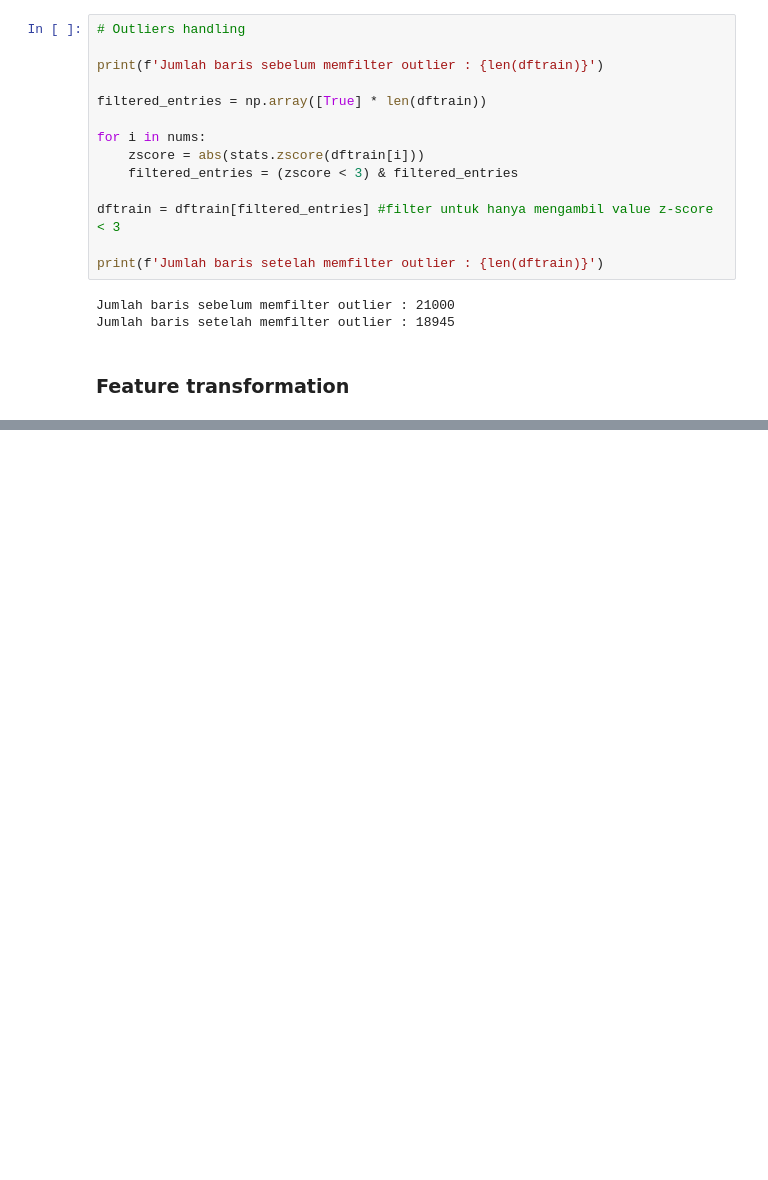
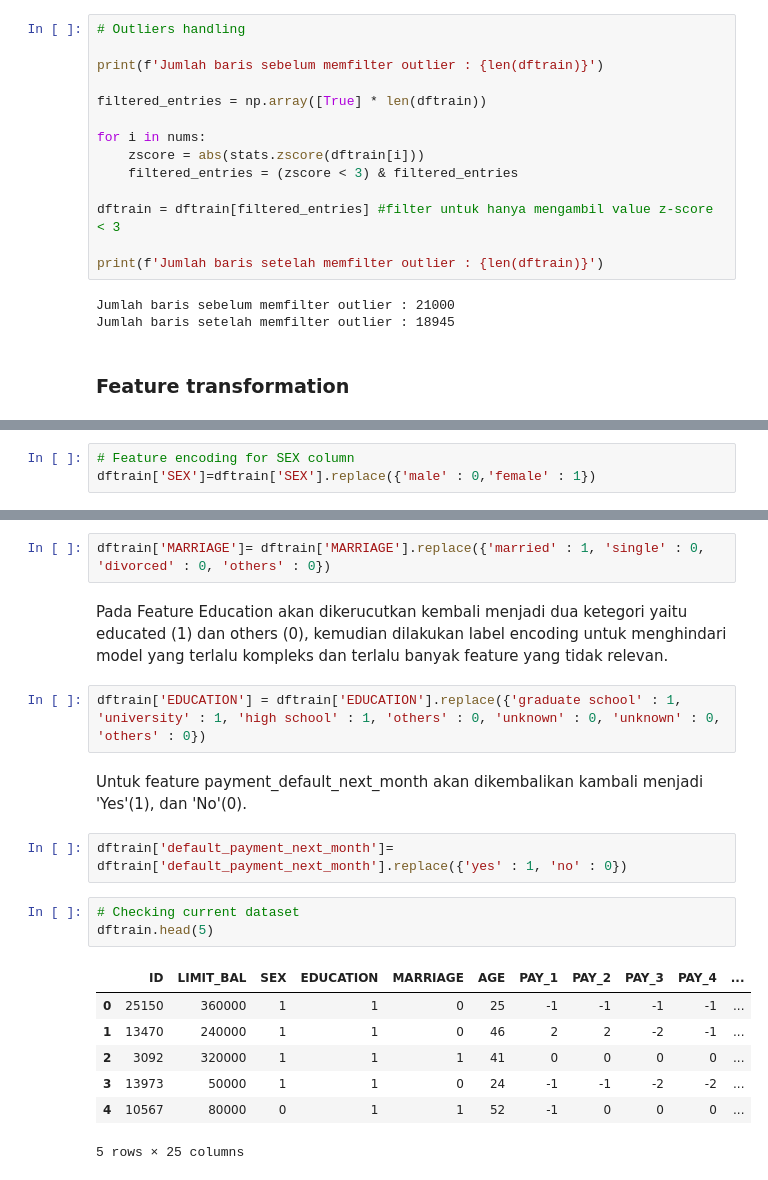
Before and after one commit to iqbalmudzakky/final_project, a Jupyter notebook: Stage_2_Data_Magician.ipynb, the cells around one changed output, grey strips where cells are left out. Cells and saved outputs as stored; diff of their text form; blank space fills up the shorter version.

Commit message:
add feature encoding

```diff
--- a/Stage_2_Data_Magician.ipynb
+++ b/Stage_2_Data_Magician.ipynb
@@ -217,0 +222,3 @@ Jumlah baris setelah memfilter outlier : 18945
+# %%
+# Feature encoding for SEX column
+dftrain['SEX']=dftrain['SEX'].replace({'male' : 0,'female' : 1})
@@ -217,0 +227,21 @@ Jumlah baris setelah memfilter outlier : 18945
+# %%
+dftrain['MARRIAGE']= dftrain['MARRIAGE'].replace({'married' : 1, 'single' : 0, 'divorced' : 0, 'others' : 0})
+# %% [markdown]
+Pada Feature Education akan dikerucutkan kembali menjadi dua ketegori yaitu educated (1) dan others (0), kemudian dilakukan label encoding untuk menghindari model yang terlalu kompleks dan terlalu banyak feature yang tidak relevan.
+# %%
+dftrain['EDUCATION'] = dftrain['EDUCATION'].replace({'graduate school' : 1, 'university' : 1, 'high school' : 1, 'others' : 0, 'unknown' : 0, 'unknown' : 0, 'others' : 0})
+# %% [markdown]
+Untuk feature payment_default_next_month akan dikembalikan kambali menjadi 'Yes'(1), dan 'No'(0).
+# %%
+dftrain['default_payment_next_month']= dftrain['default_payment_next_month'].replace({'yes' : 1, 'no' : 0})
+# %%
+# Checking current dataset
+dftrain.head(5)
+# %% [output]
+|  | ID | LIMIT_BAL | SEX | EDUCATION | MARRIAGE | AGE | PAY_1 | PAY_2 | PAY_3 | PAY_4 | ... |
+| 0 | 25150 | 360000 | 1 | 1 | 0 | 25 | -1 | -1 | -1 | -1 | ... |
+| 1 | 13470 | 240000 | 1 | 1 | 0 | 46 | 2 | 2 | -2 | -1 | ... |
+| 2 | 3092 | 320000 | 1 | 1 | 1 | 41 | 0 | 0 | 0 | 0 | ... |
+| 3 | 13973 | 50000 | 1 | 1 | 0 | 24 | -1 | -1 | -2 | -2 | ... |
+| 4 | 10567 | 80000 | 0 | 1 | 1 | 52 | -1 | 0 | 0 | 0 | ... |
+5 rows × 25 columns
```
Also changed, not shown: parts of 7 cells of this notebook, 1 other file.
